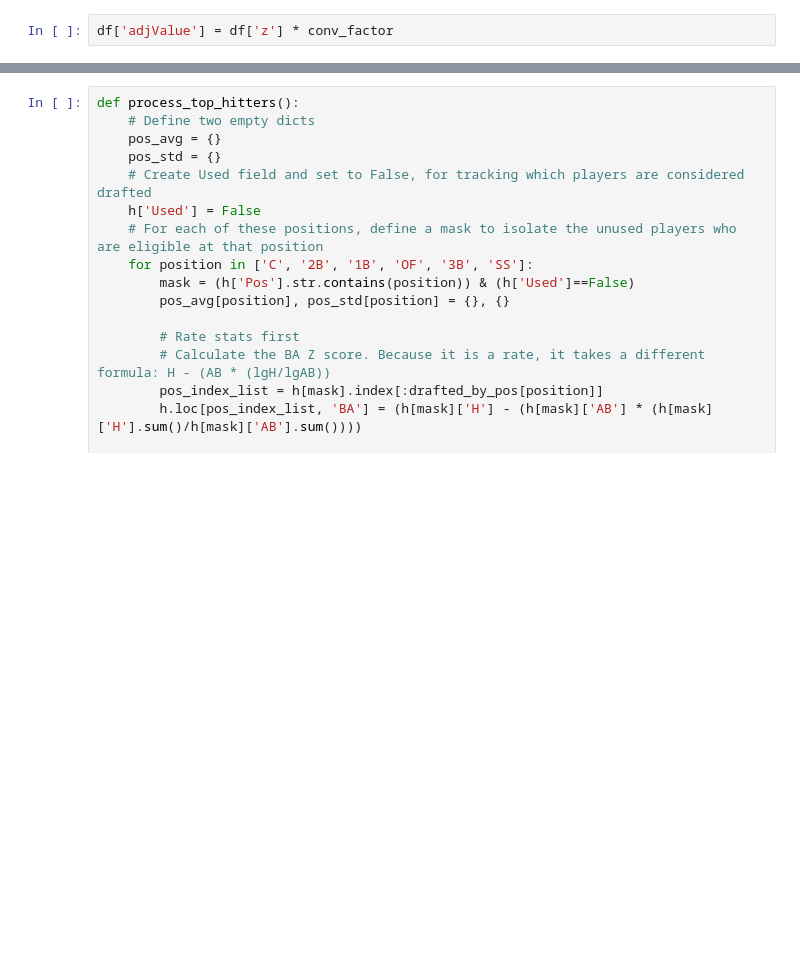
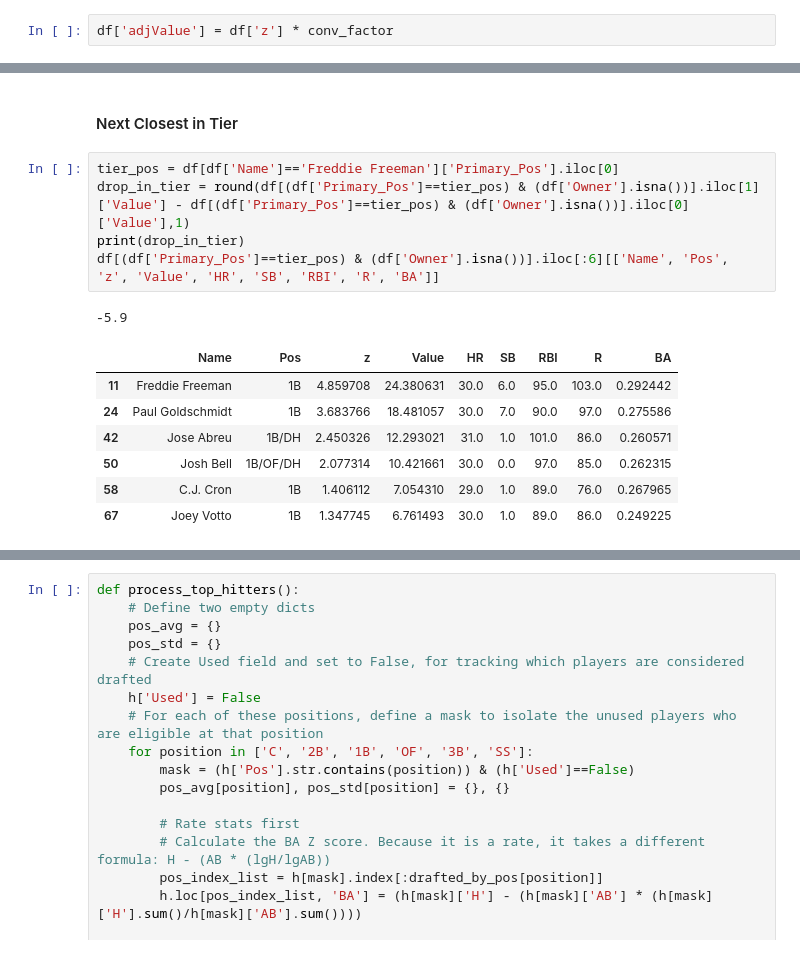
Before and after one commit to haueter19/baseball, a Jupyter notebook: Fantasy Work.ipynb, the cells around one changed output, grey strips where cells are left out. Saved outputs shown, nothing was run; the diff lists cells and outputs as text; blank space fills up the shorter version.

```diff
--- a/Fantasy Work.ipynb
+++ b/Fantasy Work.ipynb
@@ -374,3 +344,19 @@ fig.add_trace(
 )
 # %% [output]
 [interactive output not drawn]
+# %% [markdown]
+#### Next Closest in Tier
+# %%
+tier_pos = df[df['Name']=='Freddie Freeman']['Primary_Pos'].iloc[0]
+drop_in_tier = round(df[(df['Primary_Pos']==tier_pos) & (df['Owner'].isna())].iloc[1]['Value'] - df[(df['Primary_Pos']==tier_pos) & (df['Owner'].isna())].iloc[0]['Value'],1)
+print(drop_in_tier)
+df[(df['Primary_Pos']==tier_pos) & (df['Owner'].isna())].iloc[:6][['Name', 'Pos', 'z', 'Value', 'HR', 'SB', 'RBI', 'R', 'BA']]
+# %% [output]
+-5.9
+|  | Name | Pos | z | Value | HR | SB | RBI | R | BA |
+| 11 | Freddie Freeman | 1B | 4.859708 | 24.380631 | 30.0 | 6.0 | 95.0 | 103.0 | 0.292442 |
+| 24 | Paul Goldschmidt | 1B | 3.683766 | 18.481057 | 30.0 | 7.0 | 90.0 | 97.0 | 0.275586 |
+| 42 | Jose Abreu | 1B/DH | 2.450326 | 12.293021 | 31.0 | 1.0 | 101.0 | 86.0 | 0.260571 |
+| 50 | Josh Bell | 1B/OF/DH | 2.077314 | 10.421661 | 30.0 | 0.0 | 97.0 | 85.0 | 0.262315 |
+| 58 | C.J. Cron | 1B | 1.406112 | 7.054310 | 29.0 | 1.0 | 89.0 | 76.0 | 0.267965 |
+| 67 | Joey Votto | 1B | 1.347745 | 6.761493 | 30.0 | 1.0 | 89.0 | 86.0 | 0.249225 |
```
Also changed, not shown: parts of 9 cells of this notebook, 4 other files.
